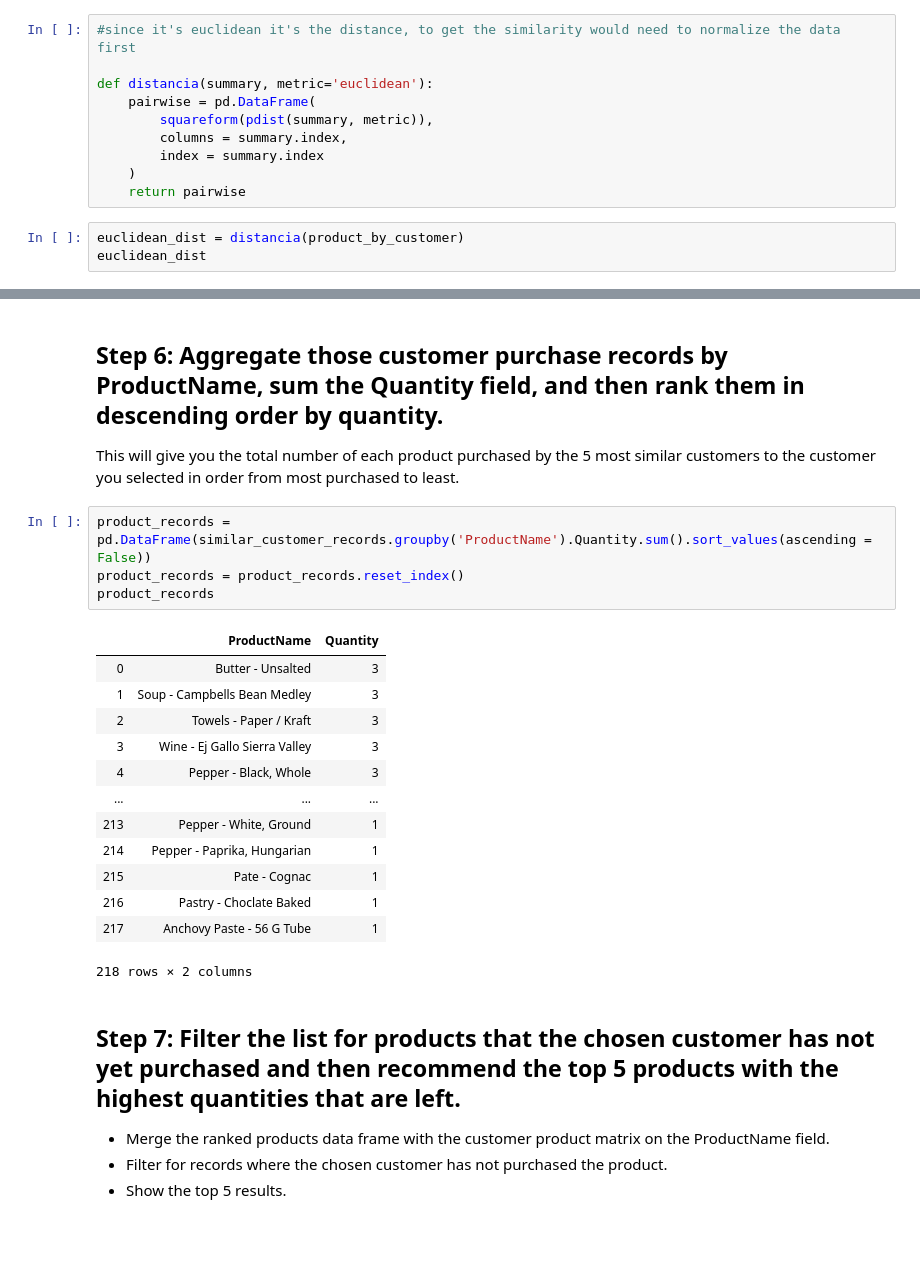
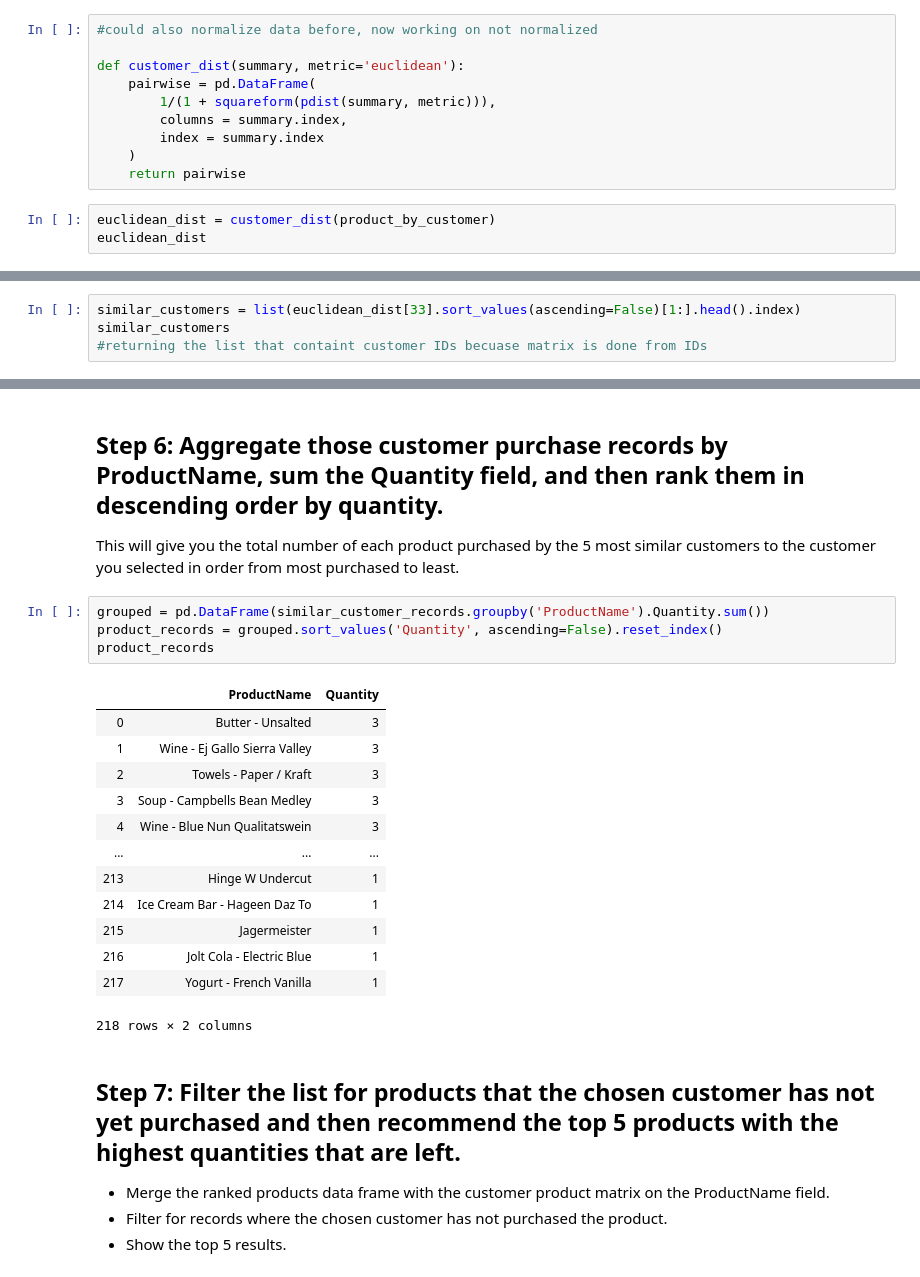
Before and after one commit to ta-datapt-bcn/lab-intro-recommender-systems, a Jupyter notebook: your-code/main.ipynb, the cells around one changed output, grey strips where cells are left out. Drawn from its saved outputs; the diff is of its cells as text; blank space fills up the shorter version.

```diff
--- a/your-code/main.ipynb
+++ b/your-code/main.ipynb
@@ -67,17 +68,17 @@ product_by_customer
 # %% [markdown]
 ## Step 3: Create a customer similarity matrix using `squareform` and `pdist`. For the distance metric, choose "euclidean."
 # %%
-#since it's euclidean it's the distance, to get the similarity would need to normalize the data first
+#could also normalize data before, now working on not normalized
 
-def distancia(summary, metric='euclidean'):
+def customer_dist(summary, metric='euclidean'):
     pairwise = pd.DataFrame(
-        squareform(pdist(summary, metric)),
+        1/(1 + squareform(pdist(summary, metric))),
         columns = summary.index,
         index = summary.index
     )
     return pairwise
 # %%
-euclidean_dist = distancia(product_by_customer)
+euclidean_dist = customer_dist(product_by_customer)
 euclidean_dist
 # %% [output]
 | CustomerID | 33 | 200 | 264 | 356 | 412 | 464 | 477 | 639 | 649 | 669 | ... | ... |
@@ -108,0 +100,4 @@ similar_customers
+# %%
+similar_customers = list(euclidean_dist[33].sort_values(ascending=False)[1:].head().index)
+similar_customers
+#returning the list that containt customer IDs becuase matrix is done from IDs
@@ -131,22 +128,22 @@ similar_customer_records
 
 This will give you the total number of each product purchased by the 5 most similar customers to the customer you selected in order from most purchased to least.
 # %%
-product_records = pd.DataFrame(similar_customer_records.groupby('ProductName').Quantity.sum().sort_values(ascending = False))
-product_records = product_records.reset_index()
+grouped = pd.DataFrame(similar_customer_records.groupby('ProductName').Quantity.sum())
+product_records = grouped.sort_values('Quantity', ascending=False).reset_index()
 product_records
 # %% [output]
 |  | ProductName | Quantity |
 | 0 | Butter - Unsalted | 3 |
-| 1 | Soup - Campbells Bean Medley | 3 |
+| 1 | Wine - Ej Gallo Sierra Valley | 3 |
 | 2 | Towels - Paper / Kraft | 3 |
-| 3 | Wine - Ej Gallo Sierra Valley | 3 |
-| 4 | Pepper - Black, Whole | 3 |
+| 3 | Soup - Campbells Bean Medley | 3 |
+| 4 | Wine - Blue Nun Qualitatswein | 3 |
 | ... | ... | ... |
-| 213 | Pepper - White, Ground | 1 |
-| 214 | Pepper - Paprika, Hungarian | 1 |
-| 215 | Pate - Cognac | 1 |
-| 216 | Pastry - Choclate Baked | 1 |
-| 217 | Anchovy Paste - 56 G Tube | 1 |
+| 213 | Hinge W Undercut | 1 |
+| 214 | Ice Cream Bar - Hageen Daz To | 1 |
+| 215 | Jagermeister | 1 |
+| 216 | Jolt Cola - Electric Blue | 1 |
+| 217 | Yogurt - French Vanilla | 1 |
 218 rows × 2 columns
 # %% [markdown]
 ## Step 7: Filter the list for products that the chosen customer has not yet purchased and then recommend the top 5 products with the highest quantities that are left.
```
Also changed, not shown: parts of 11 cells of this notebook.
